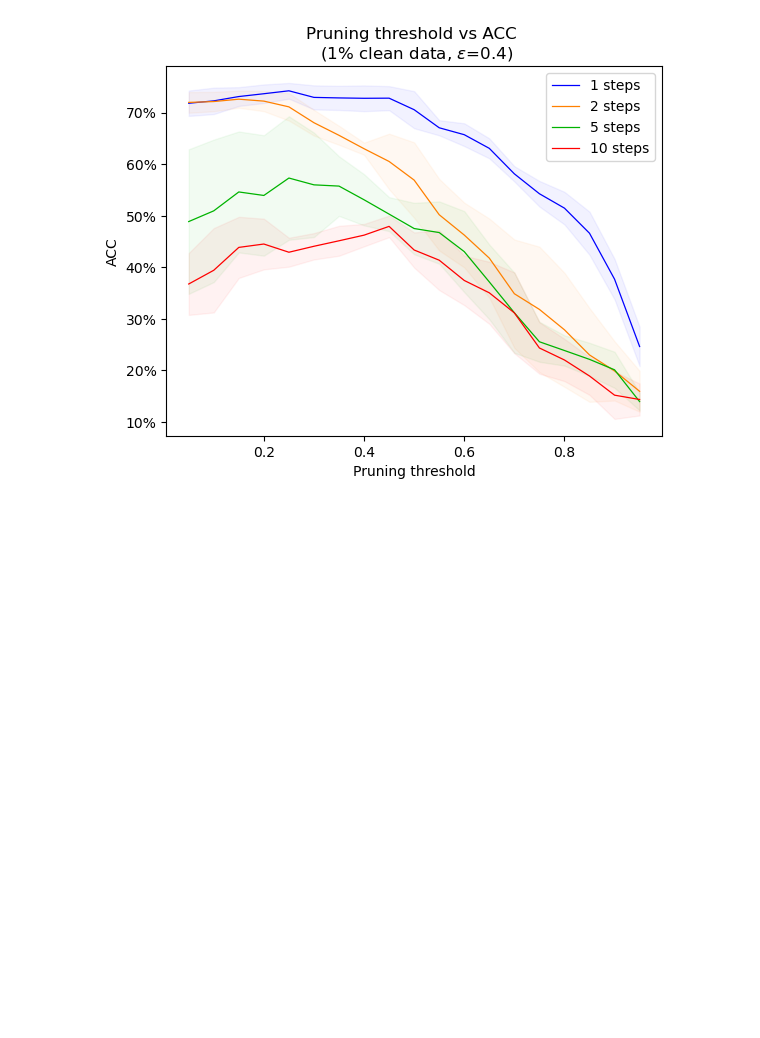
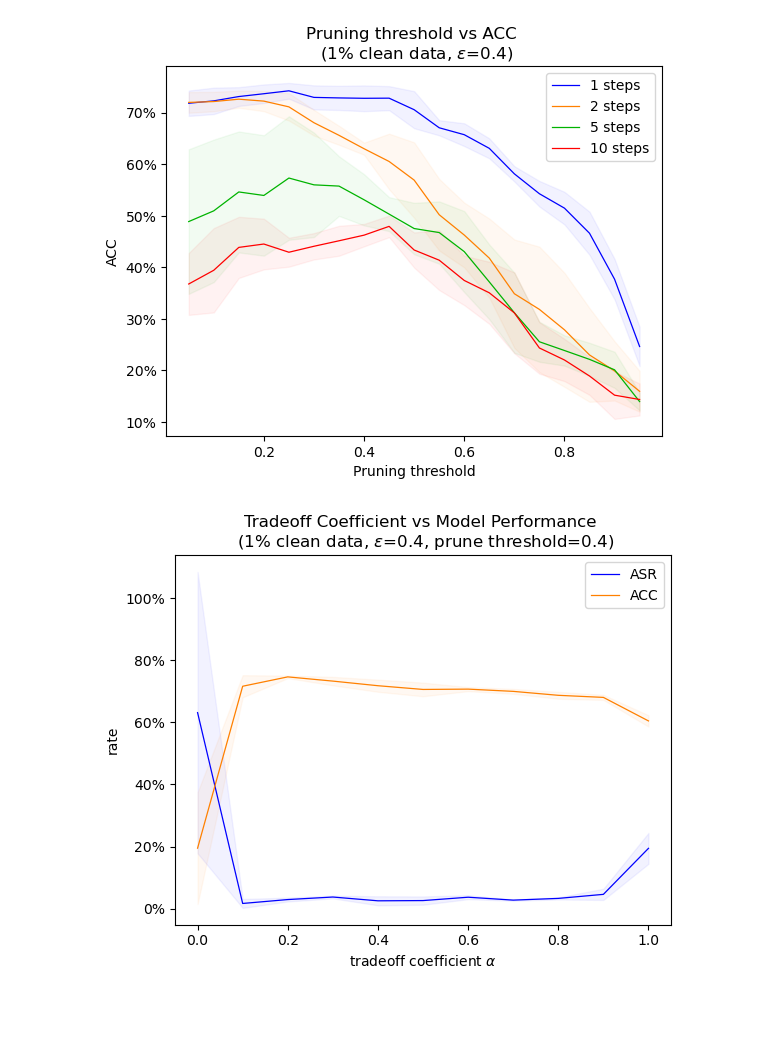
Before and after one commit to nikitamahmoudi/EECS6322Project, a Jupyter notebook: experiment_data_plotting.ipynb, the cells around one changed output. Drawn from its saved outputs; the diff is of its cells as text; code cells hidden in the pictures; blank space fills up the shorter version.

Commit message:
finished more new experiment

```diff
--- a/experiment_data_plotting.ipynb
+++ b/experiment_data_plotting.ipynb
@@ -162,3 +162,46 @@ plt.gca().yaxis.set_major_formatter(mtick.PercentFormatter())
 plt.show()
 # %% [output]
 [figure]
+# %%
+stats_1per_different_tradeoff = json.load(open('experiment_stats_data-1percent_ep-0.4_threshold-0.4_different_tradeoffs.json', 'r'))
+# %%
+tradeoffs = np.linspace(0.0, 1.0, 11)
+# %%
+colors = [[0, 0, 1], [1, 0.5, 0], [0, 0.7, 0], [1, 0, 0]]
+# %%
+different_tradeoff_asr = []
+different_tradeoff_acc = []
+
+for k, v in stats_1per_different_tradeoff.items():
+    asr_lis = []
+    acc_lis = []
+    for trial in v:
+        asr_lis.append(trial['ASR'])
+        acc_lis.append(trial['ACC'])
+    different_tradeoff_asr.append(asr_lis)
+    different_tradeoff_acc.append(acc_lis)
+
+different_tradeoff_asr = np.array(different_tradeoff_asr)
+different_tradeoff_acc = np.array(different_tradeoff_acc)
+# %%
+asr_mean = np.mean(different_tradeoff_asr, axis=1)
+asr_std = np.std(different_tradeoff_asr, axis=1)
+acc_mean = np.mean(different_tradeoff_acc, axis=1)
+acc_std = np.std(different_tradeoff_acc, axis=1)
+
+plt.plot(tradeoffs, asr_mean*100, color=colors[0], linewidth=0.9, label=f'ASR')
+plt.fill_between(tradeoffs, (asr_mean-asr_std)*100, (asr_mean+asr_std)*100, color=colors[0] + [0.05])
+
+plt.plot(tradeoffs, acc_mean*100, color=colors[1], linewidth=0.9, label=f'ACC')
+plt.fill_between(tradeoffs, (acc_mean-acc_std)*100, (acc_mean+acc_std)*100, color=colors[1] + [0.05])
+
+plt.title('Tradeoff Coefficient vs Model Performance \n (1% clean data, $\\epsilon$=0.4, prune threshold=0.4)')
+plt.xlabel('tradeoff coefficient $\\alpha$')
+plt.ylabel('rate')
+plt.legend()
+plt.gca().yaxis.set_major_formatter(mtick.PercentFormatter())
+plt.show()
+# %% [output]
+[figure, added]
+# %% [markdown]
+####
```
Also changed, not shown: parts of 4 cells of this notebook, 4 other files.
